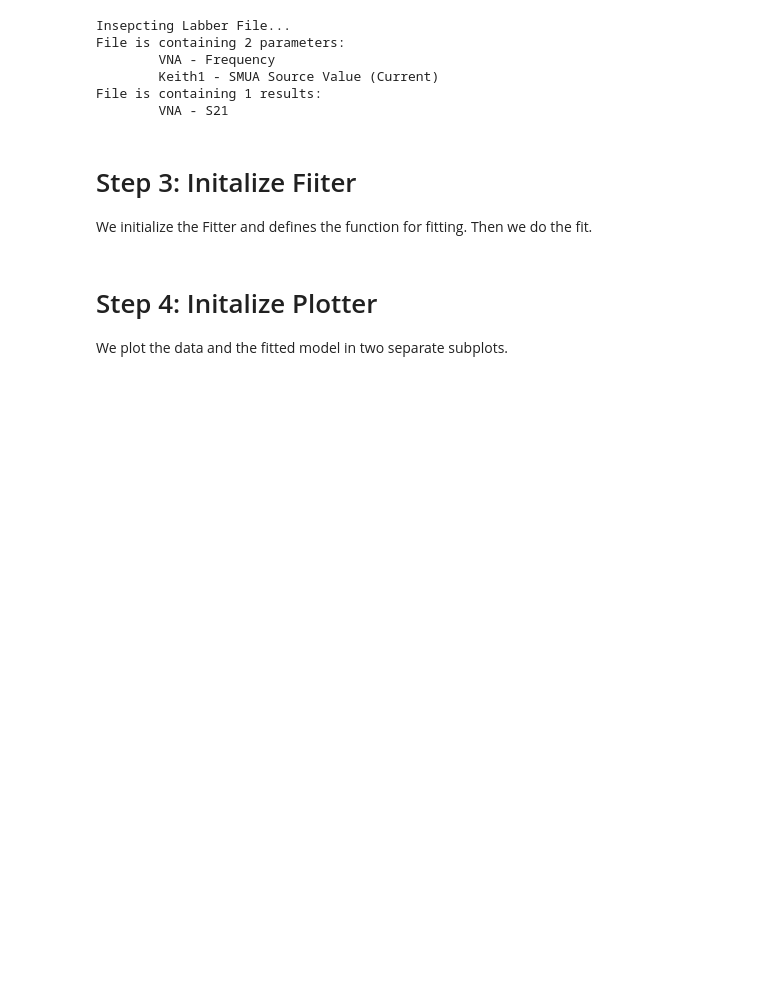
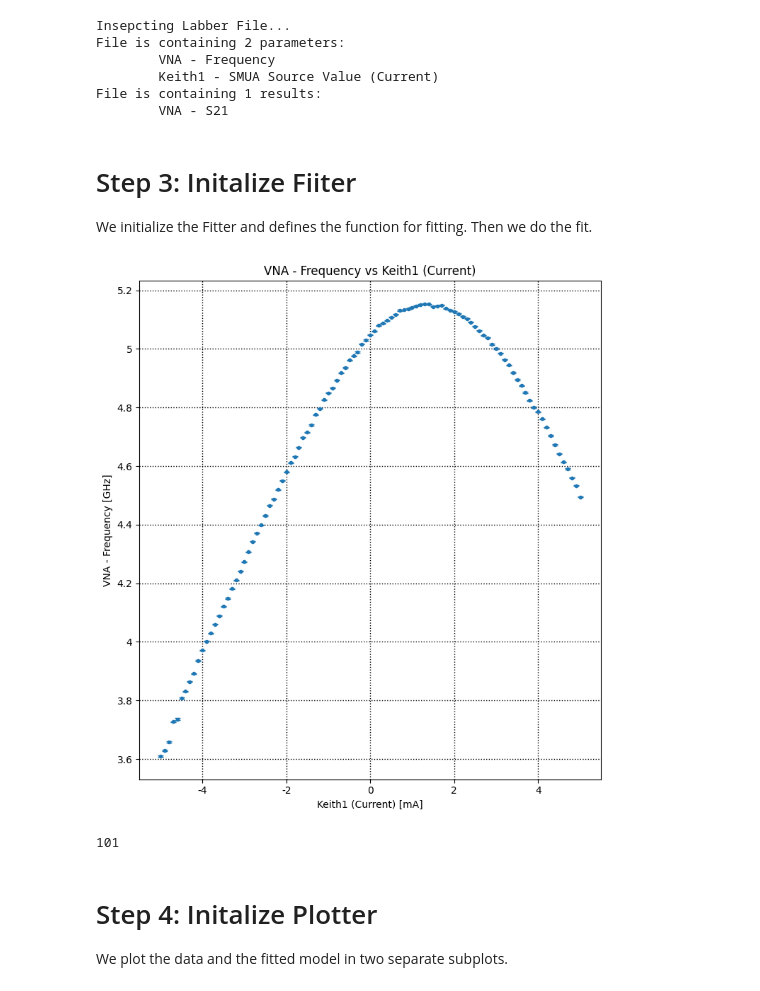
Before and after one commit to cqed-at-qdev/DataAnalyzer, a Jupyter notebook: docs/example_notebooks/example_fitter/example_polynomial.ipynb, the cells around one changed output. Saved outputs shown, nothing was run; the diff lists cells and outputs as text; code cells hidden in the pictures; blank space fills up the shorter version.

```diff
--- a/docs/example_notebooks/example_fitter/example_polynomial.ipynb
+++ b/docs/example_notebooks/example_fitter/example_polynomial.ipynb
@@ -51,6 +51,16 @@ fit = Fitter(x=flux, y=freq_min, func=func)
 
 # Fit data
 flux_fit, freq_fit, params, report = fit.do_fit()
+# %%
+plot = Plotter()
+plot.errorbar(x=flux, y=freq_min)
+plot.show()
+# %% [output]
+[figure, added]
+# %%
+len(freq_min.error)
+# %% [output]
+101
 # %% [markdown]
 # Step 4: Initalize Plotter
 We plot the data and the fitted model in two separate subplots.
```
Also changed, not shown: 3 other files.
